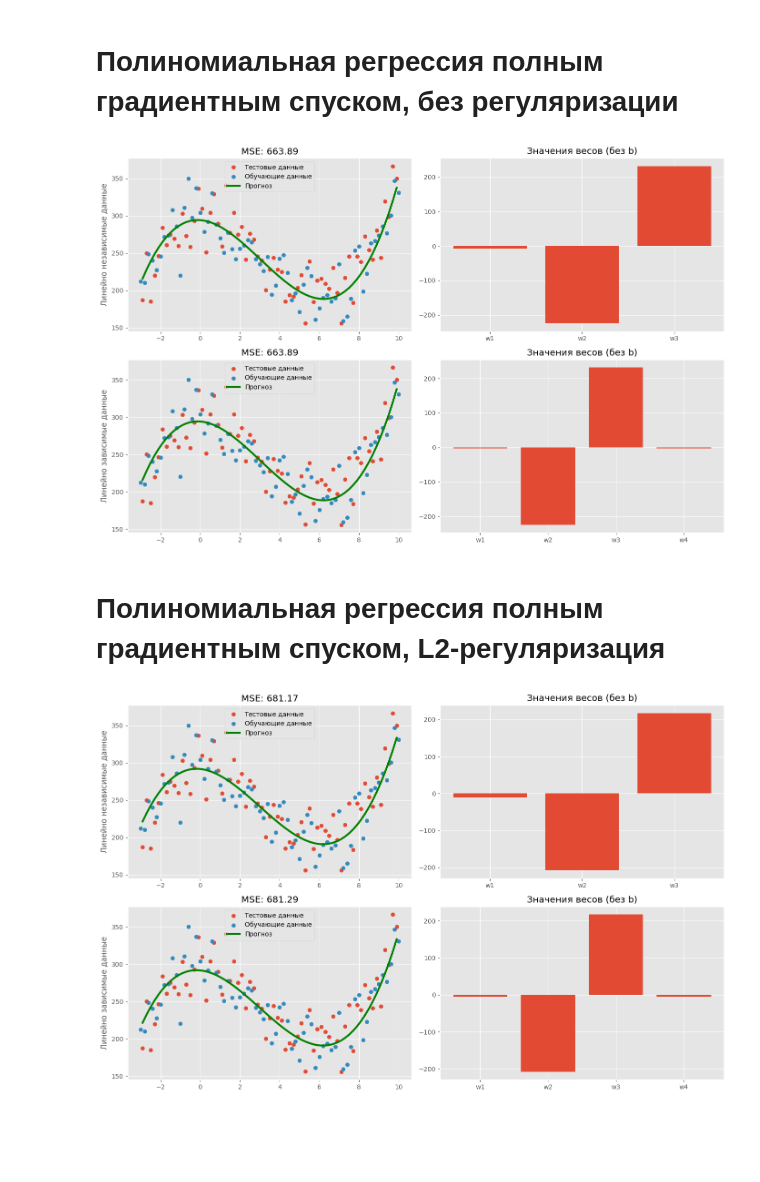
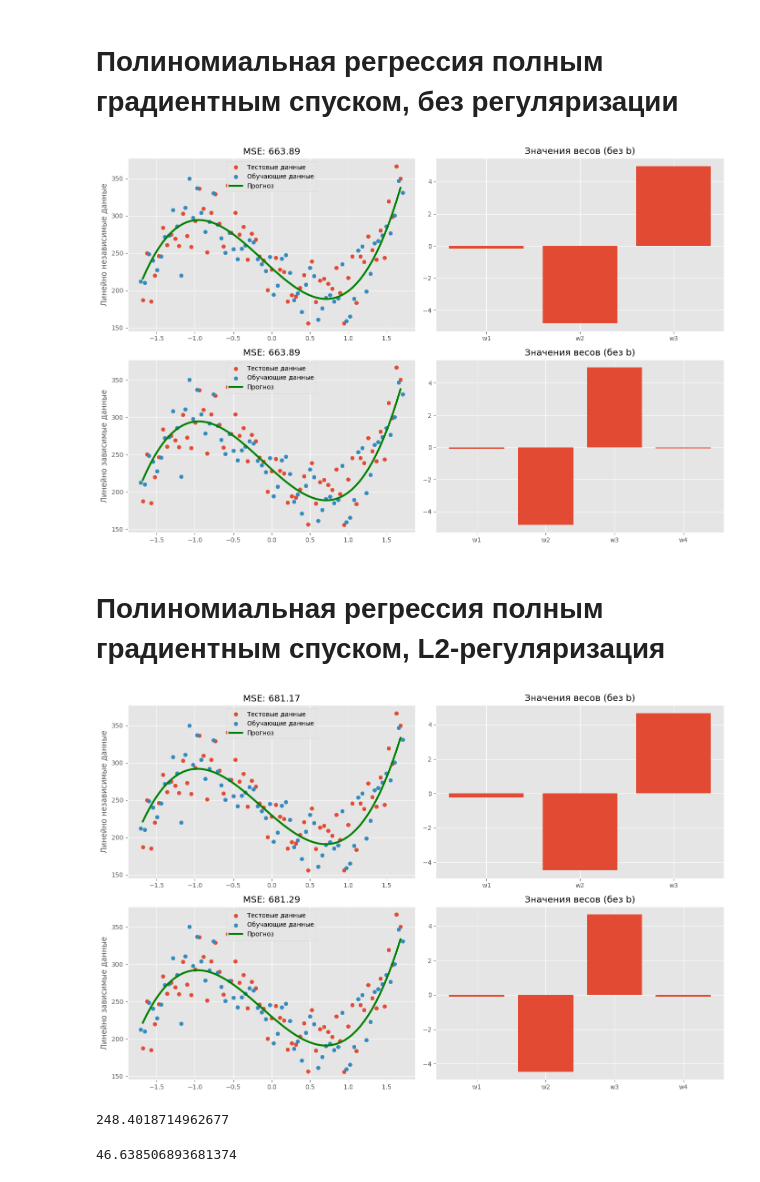
Before and after one commit to Dima3044/ML_HandMade, a Jupyter notebook: regression/linear_regression.ipynb, the cells around one changed output. Cells and saved outputs as stored; diff of their text form; code cells hidden in the pictures; blank space fills up the shorter version.

Commit message:
Add scalers.py and regression.py

```diff
--- a/regression/linear_regression.ipynb
+++ b/regression/linear_regression.ipynb
@@ -66,17 +21,16 @@ class LinearRegressionGD:
 # %% [markdown]
 ## Функция для визуализации
 # %%
-def visualize_model(X, y, model):
+def visualize_model(X, y, model, normalize_features=False, normalize_target=False):
     """Делит данные на обучающие и тестовые,
     обучает и тестирует модель, визуализирует предсказания и веса.
     Генерация признаков происходит при создании X_clean и X_red.
     X_clean - признаки без линейных зависимостей,
-    например: X, X**2, X**3
+    например: X, X^2, X^3
     X_red - признаки с линейными зависимостями,
-    например: X, X**2, X**3, 6*X
+    например: X, X^2, X^3, 6*X
     Меняя признаки, можно регулировать степень полинома или
     нелинейность данных.
-
     Args:
         X: Исходные входные данные, например числа от 0 до 10 с шагом 0.1
         y: Выходные данные, полученные некой функцией f(X)
@@ -92,11 +46,25 @@ def visualize_model(X, y, model):
 
     fig, ax = plt.subplots(nrows=2, ncols=2, figsize=(14, 9))
     for i, dataset in enumerate(datasets):
+
         X_train = dataset[::2]
         X_test = dataset[1::2]
+        if normalize_features:
+            f_scaler = StandardScaler()
+            X_train = f_scaler.fit_transform(X_train)
+            X_test = f_scaler.transform(X_test)
+
+        t_scaler = StandardScaler()
+        if normalize_target:
+            y_train = t_scaler.fit_transform(y_train)
+            y_test = t_scaler.transform(y_test)
 
         model.fit(X_train, y_train)
         y_pred = model.predict(X_test)
+        if normalize_target:
+            y_pred = t_scaler.inverse_transform(y_pred)
+            y_test = t_scaler.inverse_transform(y_test)
+            y_train = t_scaler.inverse_transform(y_train)
 
         ax[i][0].scatter(X_test[:, 0], y_test, label='Тестовые данные')
         ax[i][0].scatter(X_train[:, 0], y_train, label='Обучающие данные')
@@ -141,16 +109,24 @@ visualize_model(X, y, lr_a_l2)
 # %% [markdown]
 # Полиномиальная регрессия полным градиентным спуском, без регуляризации
 # %%
-lr_GD = LinearRegressionGD(eta=0.25, n_iter=5000)
+lr_GD = LinearRegressionGD(eta=0.25, n_iter=5000, l2_coef=0.0)
 
-visualize_model(X, y, lr_GD)
+visualize_model(X, y, lr_GD, normalize_features=True, normalize_target=True)
 # %% [output]
-[figure, old version]
+[figure, new version]
 # %% [markdown]
 # Полиномиальная регрессия полным градиентным спуском, L2-регуляризация
 # %%
 lr_GD_l2 = LinearRegressionGD(eta=0.25, n_iter=5000, l2_coef=0.05)
 
-visualize_model(X, y, lr_GD_l2)
+visualize_model(X, y, lr_GD_l2, normalize_features=True, normalize_target=True)
 # %% [output]
-[figure, old version]
+[figure, new version]
+# %%
+np.mean(y, axis=0)
+# %% [output]
+248.4018714962677
+# %%
+np.std(y, axis=0)
+# %% [output]
+46.638506893681374
```
Also changed, not shown: parts of 4 cells of this notebook, 4 other files.
